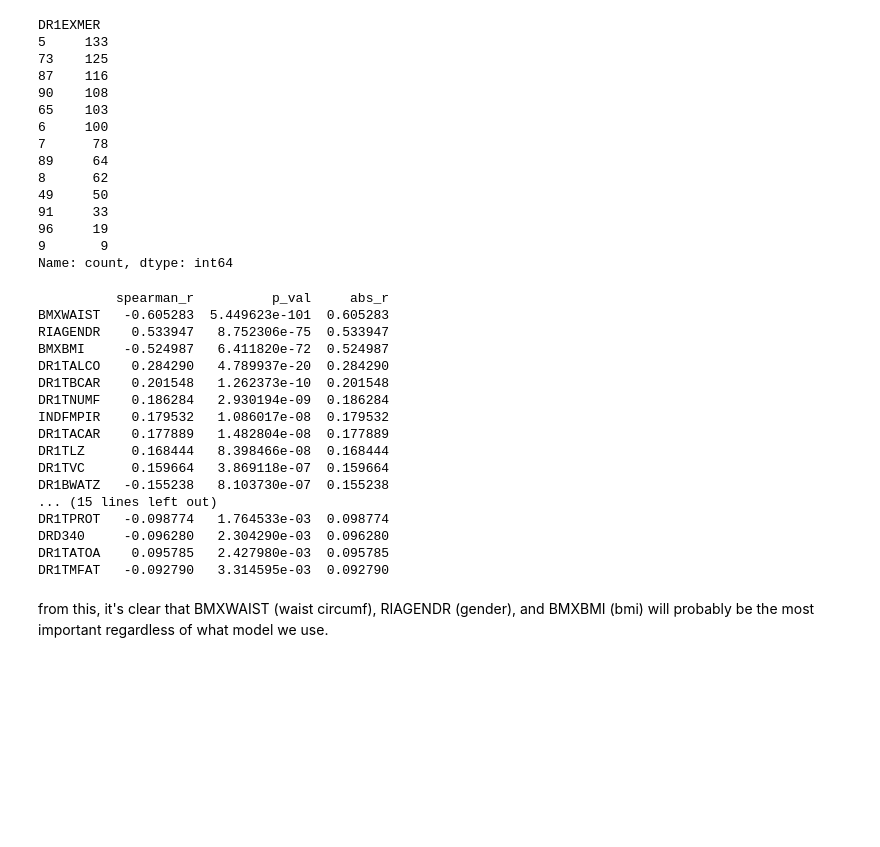
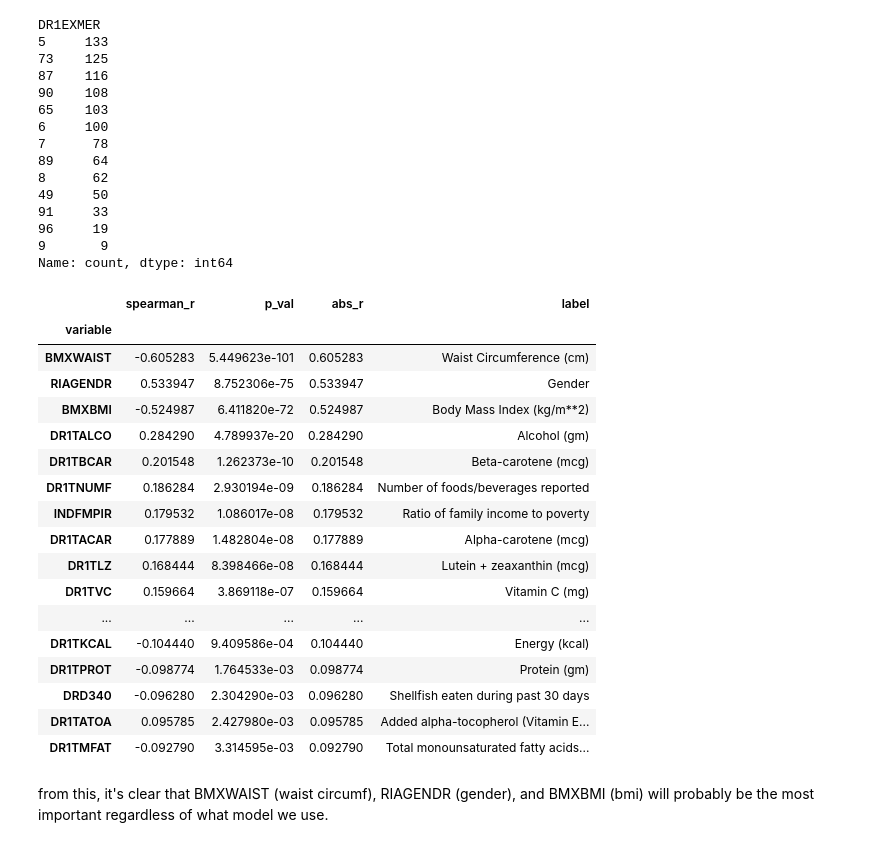
Before and after one commit to mandiiiwu/asa_challenge, a Jupyter notebook: deepnote/asa_challenge/notebook.ipynb, the cells around one changed output. Cells and saved outputs as stored; diff of their text form; code cells hidden in the pictures; blank space fills up the shorter version.

```diff
--- a/deepnote/asa_challenge/notebook.ipynb
+++ b/deepnote/asa_challenge/notebook.ipynb
@@ -267,48 +265,53 @@ Name: count, dtype: int64
 # %%
 # spearman correlation
 
 from scipy.stats import spearmanr
 
 corr = {}
 var = 'LBDHDD_outcome'
 
 for col in train.columns:
     if col != var:
         r, p = spearmanr(train[col], train[var])
         corr[col] = {'spearman_r': r, 'p_val': p}
 
 results = pd.DataFrame(corr).T
 results['abs_r'] = results['spearman_r'].abs()
 results = results.sort_values('abs_r', ascending=False)
 
-print(results.head(30))
+# create temp df that contains all of results + corresponding variable label
 
+temp = results.merge(labels, left_index=True, right_on='variable', how='left')
+temp = temp.set_index('variable')
+
+temp.head(30)
 
 # from this, it's clear that BMXWAIST (waist circumf),
 # RIAGENDR (gender), and BMXBMI (bmi) will probably be
 # the most important regardless of what model we use, esp
 # bc the variable w 4th highest r, DR1TALCO (alcohol content
 # in diet) has an |r| of 0.28, significantly lower than the
 # top 3 variables. esp considering that |r| < 0.3 is considered
 # a weak correlation
 # %% [output]
-          spearman_r          p_val     abs_r
-BMXWAIST   -0.605283  5.449623e-101  0.605283
-RIAGENDR    0.533947   8.752306e-75  0.533947
-BMXBMI     -0.524987   6.411820e-72  0.524987
-DR1TALCO    0.284290   4.789937e-20  0.284290
-DR1TBCAR    0.201548   1.262373e-10  0.201548
-DR1TNUMF    0.186284   2.930194e-09  0.186284
-INDFMPIR    0.179532   1.086017e-08  0.179532
-DR1TACAR    0.177889   1.482804e-08  0.177889
-DR1TLZ      0.168444   8.398466e-08  0.168444
-DR1TVC      0.159664   3.869118e-07  0.159664
-DR1BWATZ   -0.155238   8.103730e-07  0.155238
-... (15 lines left out)
-DR1TPROT   -0.098774   1.764533e-03  0.098774
-DRD340     -0.096280   2.304290e-03  0.096280
-DR1TATOA    0.095785   2.427980e-03  0.095785
-DR1TMFAT   -0.092790   3.314595e-03  0.092790
+|  | spearman_r | p_val | abs_r | label |
+| variable |  |  |  |  |
+| BMXWAIST | -0.605283 | 5.449623e-101 | 0.605283 | Waist Circumference (cm) |
+| RIAGENDR | 0.533947 | 8.752306e-75 | 0.533947 | Gender |
+| BMXBMI | -0.524987 | 6.411820e-72 | 0.524987 | Body Mass Index (kg/m**2) |
+| DR1TALCO | 0.284290 | 4.789937e-20 | 0.284290 | Alcohol (gm) |
+| DR1TBCAR | 0.201548 | 1.262373e-10 | 0.201548 | Beta-carotene (mcg) |
+| DR1TNUMF | 0.186284 | 2.930194e-09 | 0.186284 | Number of foods/beverages reported |
+| INDFMPIR | 0.179532 | 1.086017e-08 | 0.179532 | Ratio of family income to poverty |
+| DR1TACAR | 0.177889 | 1.482804e-08 | 0.177889 | Alpha-carotene (mcg) |
+| DR1TLZ | 0.168444 | 8.398466e-08 | 0.168444 | Lutein + zeaxanthin (mcg) |
+| DR1TVC | 0.159664 | 3.869118e-07 | 0.159664 | Vitamin C (mg) |
+| ... | ... | ... | ... | ... |
+| DR1TKCAL | -0.104440 | 9.409586e-04 | 0.104440 | Energy (kcal) |
+| DR1TPROT | -0.098774 | 1.764533e-03 | 0.098774 | Protein (gm) |
+| DRD340 | -0.096280 | 2.304290e-03 | 0.096280 | Shellfish eaten during past 30 days |
+| DR1TATOA | 0.095785 | 2.427980e-03 | 0.095785 | Added alpha-tocopherol (Vitamin E... |
+| DR1TMFAT | -0.092790 | 3.314595e-03 | 0.092790 | Total monounsaturated fatty acids... |
 # %% [markdown]
 from this, it's clear that BMXWAIST \(waist circumf\), RIAGENDR \(gender\), and BMXBMI \(bmi\) will probably be the most important regardless of what model we use\.
 # %% [markdown]
```
Also changed, not shown: parts of 3 cells of this notebook.
